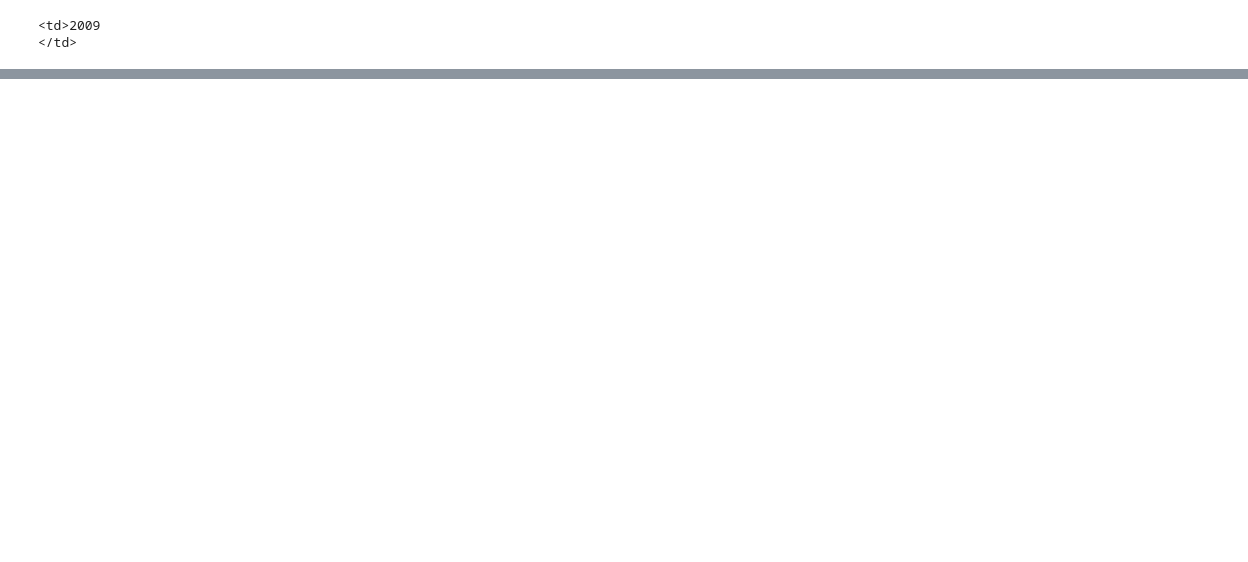
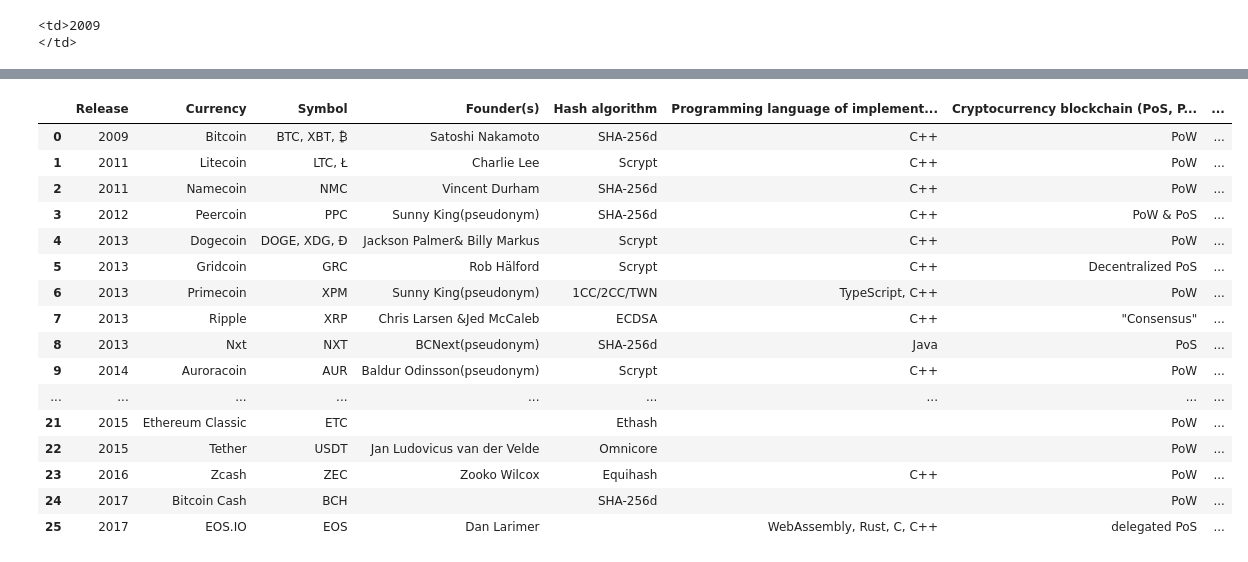
Before and after one commit to meryreddoor/Bitcoins_Scraping, a Jupyter notebook: Coins.ipynb, the cells around one changed output, grey strips where cells are left out. Saved outputs shown, nothing was run; the diff lists cells and outputs as text; code cells hidden in the pictures; blank space fills up the shorter version.

```diff
--- a/Coins.ipynb
+++ b/Coins.ipynb
@@ -51,3 +51,23 @@ def quitarBrackets():
         wiki[columna] = wiki[columna].str.replace(r"\[.*\]","")
     return wiki
 clean_wiki = quitarBrackets()
+# %%
+clean_wiki
+# %% [output]
+|  | Release | Currency | Symbol | Founder(s) | Hash algorithm | Programming language of implement... | Cryptocurrency blockchain (PoS, P... | ... |
+| 0 | 2009 | Bitcoin | BTC, XBT, ₿ | Satoshi Nakamoto | SHA-256d | C++ | PoW | ... |
+| 1 | 2011 | Litecoin | LTC, Ł | Charlie Lee | Scrypt | C++ | PoW | ... |
+| 2 | 2011 | Namecoin | NMC | Vincent Durham | SHA-256d | C++ | PoW | ... |
+| 3 | 2012 | Peercoin | PPC | Sunny King(pseudonym) | SHA-256d | C++ | PoW & PoS | ... |
+| 4 | 2013 | Dogecoin | DOGE, XDG, Ð | Jackson Palmer& Billy Markus | Scrypt | C++ | PoW | ... |
+| 5 | 2013 | Gridcoin | GRC | Rob Hälford | Scrypt | C++ | Decentralized PoS | ... |
+| 6 | 2013 | Primecoin | XPM | Sunny King(pseudonym) | 1CC/2CC/TWN | TypeScript, C++ | PoW | ... |
+| 7 | 2013 | Ripple | XRP | Chris Larsen &Jed McCaleb | ECDSA | C++ | "Consensus" | ... |
+| 8 | 2013 | Nxt | NXT | BCNext(pseudonym) | SHA-256d | Java | PoS | ... |
+| 9 | 2014 | Auroracoin | AUR | Baldur Odinsson(pseudonym) | Scrypt | C++ | PoW | ... |
+| ... | ... | ... | ... | ... | ... | ... | ... | ... |
+| 21 | 2015 | Ethereum Classic | ETC |  | Ethash |  | PoW | ... |
+| 22 | 2015 | Tether | USDT | Jan Ludovicus van der Velde | Omnicore |  | PoW | ... |
+| 23 | 2016 | Zcash | ZEC | Zooko Wilcox | Equihash | C++ | PoW | ... |
+| 24 | 2017 | Bitcoin Cash | BCH |  | SHA-256d |  | PoW | ... |
+| 25 | 2017 | EOS.IO | EOS | Dan Larimer |  | WebAssembly, Rust, C, C++ | delegated PoS | ... |
```
Also changed, not shown: 1 other file.
